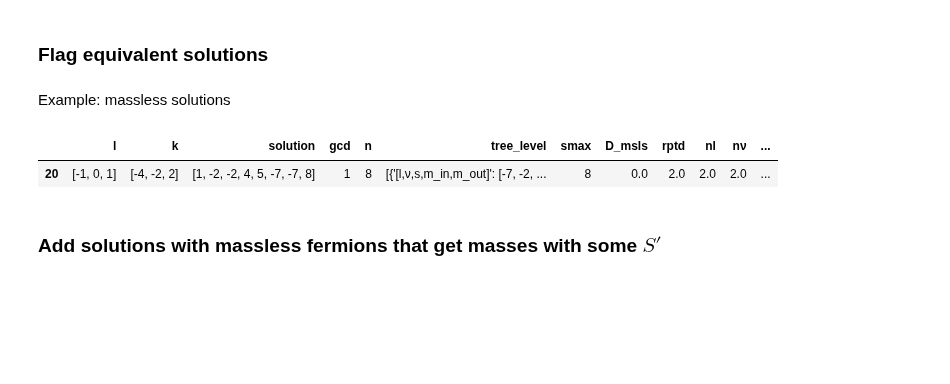
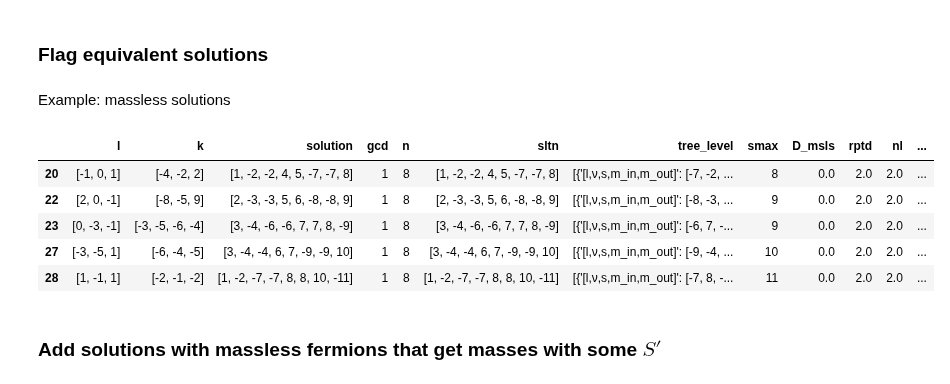
Before and after one commit to LBJ-Wade/anomaly, a Jupyter notebook: DiracSeesaw_Tree_level.ipynb, the cells around one changed output. Drawn from its saved outputs; the diff is of its cells as text; code cells hidden in the pictures; blank space fills up the shorter version.

```diff
--- a/DiracSeesaw_Tree_level.ipynb
+++ b/DiracSeesaw_Tree_level.ipynb
@@ -6,6 +6,7 @@ import numpy as np
 import itertools
 import sys
 pd.set_option('display.max_colwidth',400)
+pd.set_option('display.max_columns',100)
 # %% [markdown]
 ## Load full solutions
 # %%
@@ -188,10 +189,14 @@ for i in cl[cl['tree_level'].apply(lambda l: [d for d in l if len(d.get('massles
 # %% [markdown]
 Example: massless solutions
 # %%
-cl.dropna()[:1]
+cl.dropna()[:5]
 # %% [output]
-|  | l | k | solution | gcd | n | tree_level | smax | D_msls | rptd | nl | nν | ... |
-| 20 | [-1, 0, 1] | [-4, -2, 2] | [1, -2, -2, 4, 5, -7, -7, 8] | 1 | 8 | [{'[l,ν,s,m_in,m_out]': [-7, -2, ... | 8 | 0.0 | 2.0 | 2.0 | 2.0 | ... |
+|  | l | k | solution | gcd | n | sltn | tree_level | smax | D_msls | rptd | nl | ... |
+| 20 | [-1, 0, 1] | [-4, -2, 2] | [1, -2, -2, 4, 5, -7, -7, 8] | 1 | 8 | [1, -2, -2, 4, 5, -7, -7, 8] | [{'[l,ν,s,m_in,m_out]': [-7, -2, ... | 8 | 0.0 | 2.0 | 2.0 | ... |
+| 22 | [2, 0, -1] | [-8, -5, 9] | [2, -3, -3, 5, 6, -8, -8, 9] | 1 | 8 | [2, -3, -3, 5, 6, -8, -8, 9] | [{'[l,ν,s,m_in,m_out]': [-8, -3, ... | 9 | 0.0 | 2.0 | 2.0 | ... |
+| 23 | [0, -3, -1] | [-3, -5, -6, -4] | [3, -4, -6, -6, 7, 7, 8, -9] | 1 | 8 | [3, -4, -6, -6, 7, 7, 8, -9] | [{'[l,ν,s,m_in,m_out]': [-6, 7, -... | 9 | 0.0 | 2.0 | 2.0 | ... |
+| 27 | [-3, -5, 1] | [-6, -4, -5] | [3, -4, -4, 6, 7, -9, -9, 10] | 1 | 8 | [3, -4, -4, 6, 7, -9, -9, 10] | [{'[l,ν,s,m_in,m_out]': [-9, -4, ... | 10 | 0.0 | 2.0 | 2.0 | ... |
+| 28 | [1, -1, 1] | [-2, -1, -2] | [1, -2, -7, -7, 8, 8, 10, -11] | 1 | 8 | [1, -2, -7, -7, 8, 8, 10, -11] | [{'[l,ν,s,m_in,m_out]': [-7, 8, -... | 11 | 0.0 | 2.0 | 2.0 | ... |
 # %% [markdown]
 ### Add solutions with massless fermions that get masses with some $S'$
 # %%
```
Also changed, not shown: parts of 31 cells of this notebook, 2 other files.
